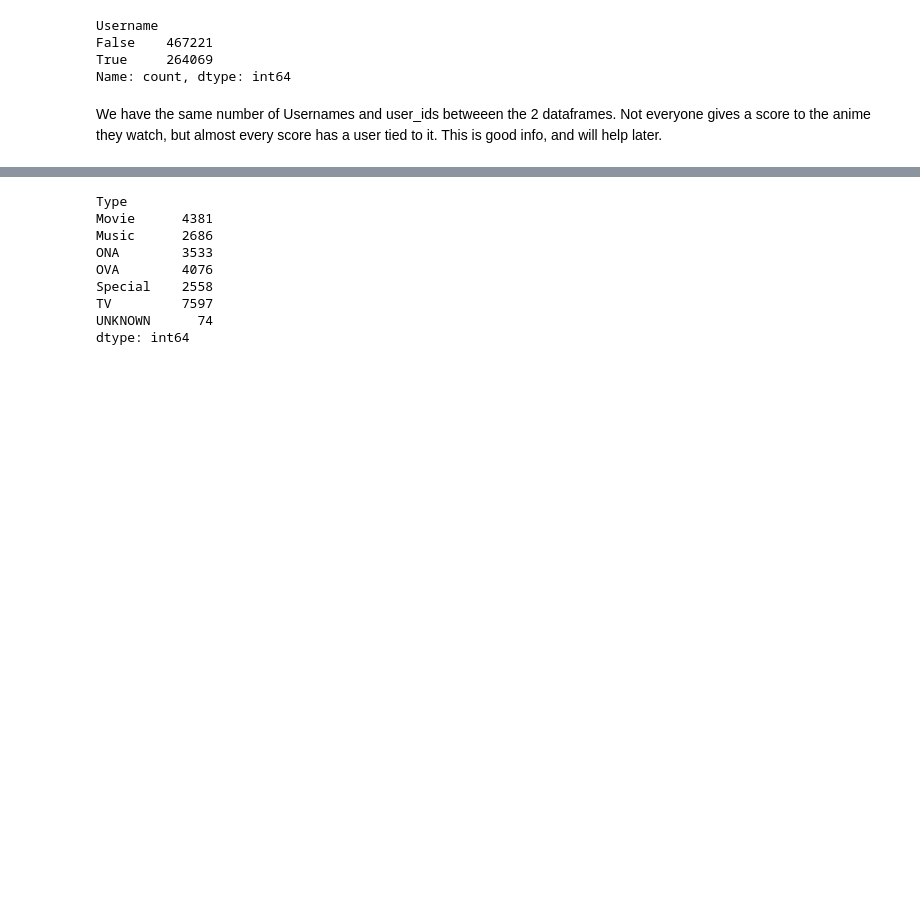
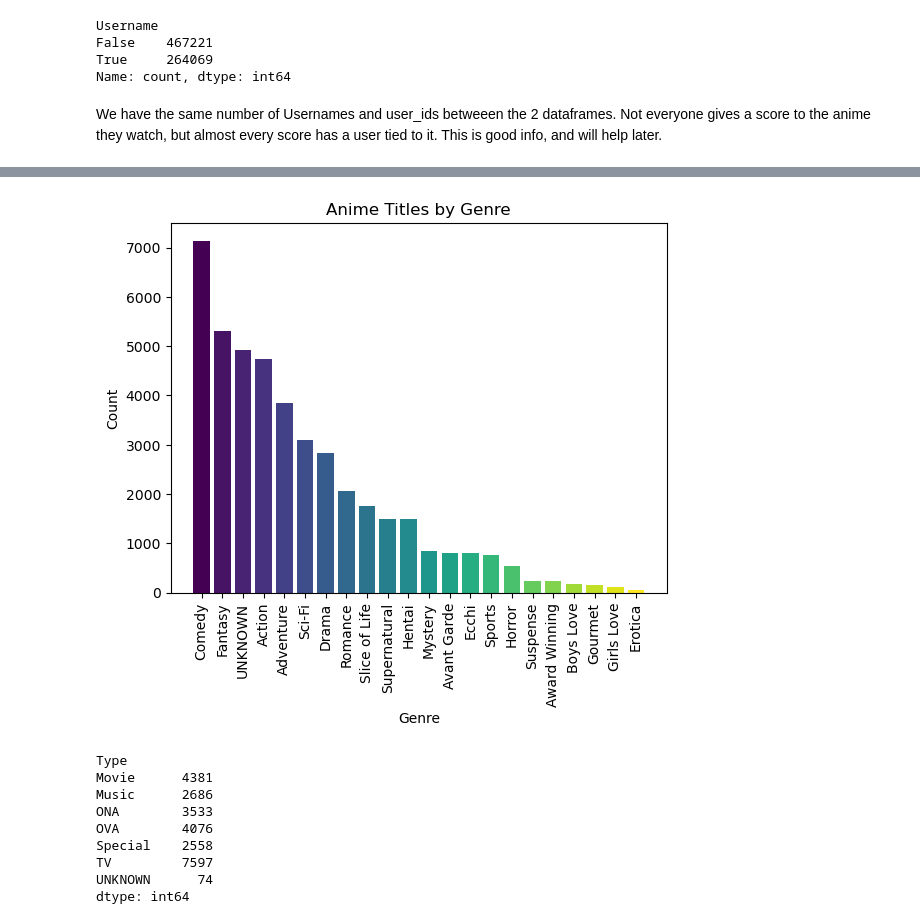
Before and after one commit to JoshRDFI/capstone, a Jupyter notebook: AnimeRecommender.ipynb, the cells around one changed output, grey strips where cells are left out. Saved outputs shown, nothing was run; the diff lists cells and outputs as text; code cells hidden in the pictures; blank space fills up the shorter version.

```diff
--- a/AnimeRecommender.ipynb
+++ b/AnimeRecommender.ipynb
@@ -327,0 +366,4 @@ We have the same number of Usernames and user_ids betweeen the 2 dataframes. Not
+# %%
+# Next, let's look at the categories of anime
+genre_counts = anime['Genres'].apply(lambda x: x.split(', ')).explode().value_counts()
+print(genre_counts)
@@ -328,3 +388,20 @@ We have the same number of Usernames and user_ids betweeen the 2 dataframes. Not
+# %%
+# Visualization
+# Create unique colors for each bar
+colors = plt.cm.viridis(np.linspace(0, 1, len(genre_counts)))
+
+# Create a bar chart
+plt.bar(genre_counts.index, genre_counts.values, color=colors)
+
+# Label the axes and add a title
+plt.xlabel('Genre')
+plt.ylabel('Count')
+plt.title('Anime Titles by Genre')
+plt.xticks(rotation=90)
+
+plt.show()
+# %% [output]
+[figure, added]
 # %%
 # Number of anime titles by type
 print(anime.groupby('Type').size())
```
Also changed, not shown: parts of 16 cells of this notebook.
